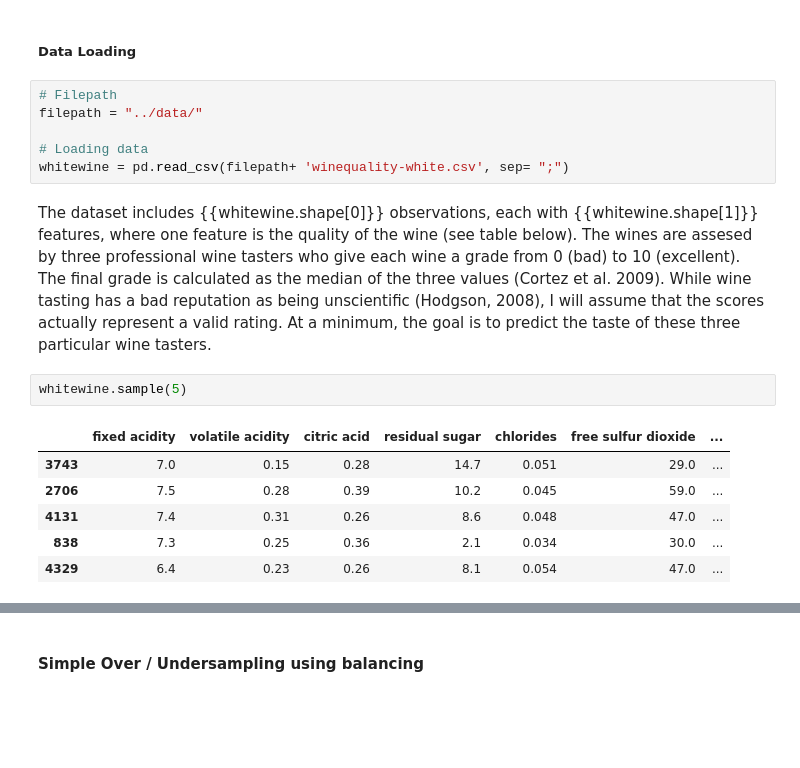
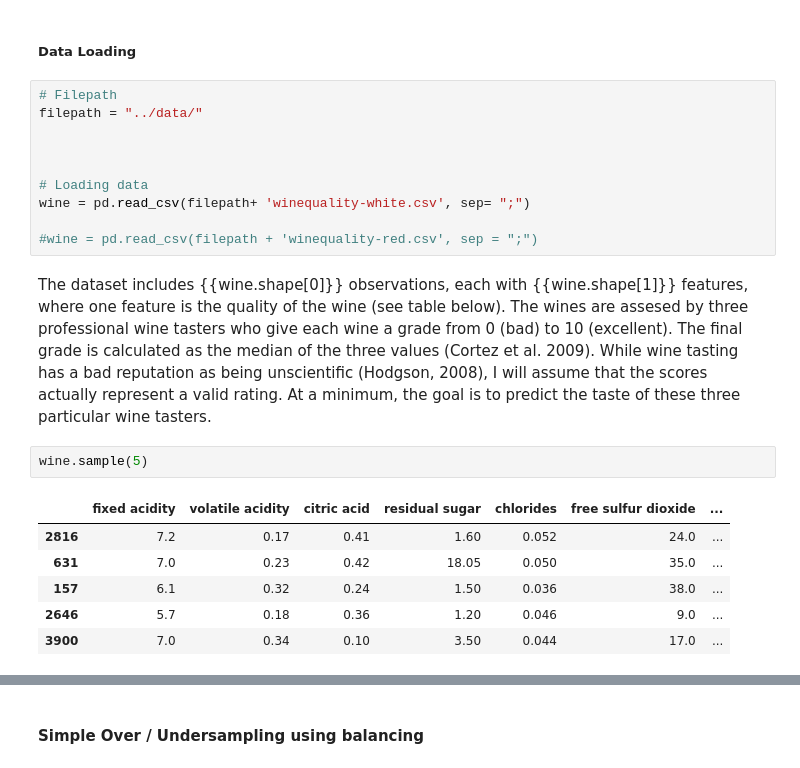
Before and after one commit to fadamDS/201810_Statistical_Modelling, a Jupyter notebook: scripts/20181118_Sampling_Methods_Class_Imbalances.ipynb, the cells around one changed output, grey strips where cells are left out. Cells and saved outputs as stored; diff of their text form; blank space fills up the shorter version.

```diff
--- a/scripts/20181118_Sampling_Methods_Class_Imbalances.ipynb
+++ b/scripts/20181118_Sampling_Methods_Class_Imbalances.ipynb
@@ -77,18 +95,22 @@ To make this issue more tangible, I will use the wine-quality dataset presented
 # Filepath
 filepath = "../data/"
 
+
+
 # Loading data
-whitewine = pd.read_csv(filepath+ 'winequality-white.csv', sep= ";")
+wine = pd.read_csv(filepath+ 'winequality-white.csv', sep= ";")
+
+#wine = pd.read_csv(filepath + 'winequality-red.csv', sep = ";")
 # %% [markdown]
-The dataset includes {{whitewine.shape[0]}} observations, each with {{whitewine.shape[1]}} features, where one feature is the quality of the wine (see table below). The wines are assesed by three professional wine tasters who give each wine a grade from 0 (bad) to 10 (excellent). The final grade is calculated as the median of the three values (Cortez et al. 2009). While wine tasting has a bad reputation as being unscientific (Hodgson, 2008), I will assume that the scores actually represent a valid rating. At a minimum, the goal is to predict the taste of these three particular wine tasters.
+The dataset includes {{wine.shape[0]}} observations, each with {{wine.shape[1]}} features, where one feature is the quality of the wine (see table below). The wines are assesed by three professional wine tasters who give each wine a grade from 0 (bad) to 10 (excellent). The final grade is calculated as the median of the three values (Cortez et al. 2009). While wine tasting has a bad reputation as being unscientific (Hodgson, 2008), I will assume that the scores actually represent a valid rating. At a minimum, the goal is to predict the taste of these three particular wine tasters.
 # %%
-whitewine.sample(5)
+wine.sample(5)
 # %% [output]
 |  | fixed acidity | volatile acidity | citric acid | residual sugar | chlorides | free sulfur dioxide | ... |
-| 3743 | 7.0 | 0.15 | 0.28 | 14.7 | 0.051 | 29.0 | ... |
-| 2706 | 7.5 | 0.28 | 0.39 | 10.2 | 0.045 | 59.0 | ... |
-| 4131 | 7.4 | 0.31 | 0.26 | 8.6 | 0.048 | 47.0 | ... |
-| 838 | 7.3 | 0.25 | 0.36 | 2.1 | 0.034 | 30.0 | ... |
-| 4329 | 6.4 | 0.23 | 0.26 | 8.1 | 0.054 | 47.0 | ... |
+| 2816 | 7.2 | 0.17 | 0.41 | 1.60 | 0.052 | 24.0 | ... |
+| 631 | 7.0 | 0.23 | 0.42 | 18.05 | 0.050 | 35.0 | ... |
+| 157 | 6.1 | 0.32 | 0.24 | 1.50 | 0.036 | 38.0 | ... |
+| 2646 | 5.7 | 0.18 | 0.36 | 1.20 | 0.046 | 9.0 | ... |
+| 3900 | 7.0 | 0.34 | 0.10 | 3.50 | 0.044 | 17.0 | ... |
 # %%
 plt.rcParams['figure.figsize'] = (8,6)
```
Also changed, not shown: parts of 55 cells of this notebook.
